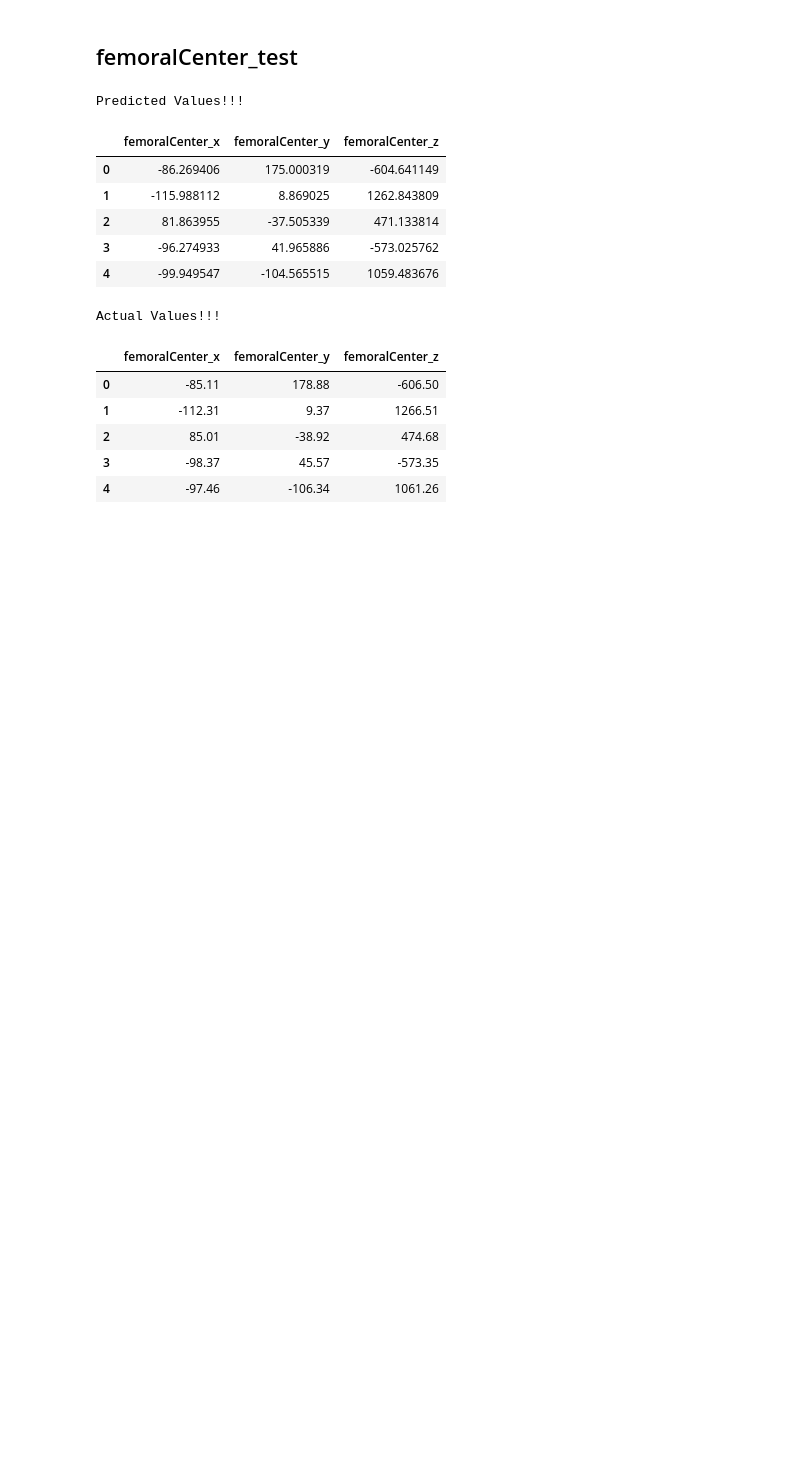
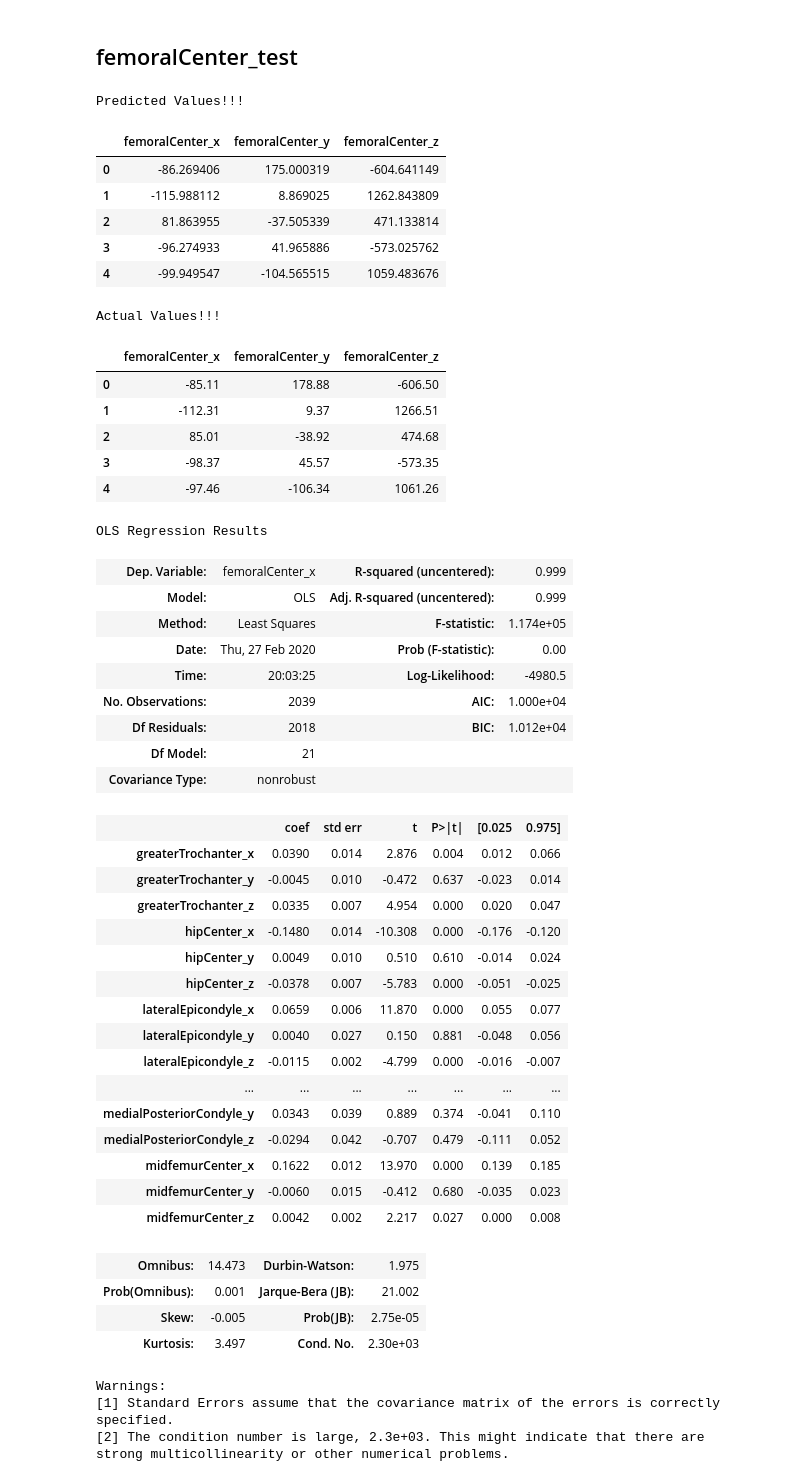
Before and after one commit to raminrafi/Regression-Model---Detection-of-Landmarks-on-Knee-Joints-Using-CSV-Data, a Jupyter notebook: notebooks/Regression-csv-femur.ipynb, the cells around one changed output. Drawn from its saved outputs; the diff is of its cells as text; code cells hidden in the pictures; blank space fills up the shorter version.

Commit message:
Regression model on 2044 patients

```diff
--- a/notebooks/Regression-csv-femur.ipynb
+++ b/notebooks/Regression-csv-femur.ipynb
@@ -251,6 +252,11 @@ lm_y_fc = linear_model.LinearRegression()
 model_y = lm_y_fc.fit(new_df_x,new_df_y["femoralCenter_y"])
 lm_z_fc = linear_model.LinearRegression()
 model_z = lm_z_fc.fit(new_df_x,new_df_y["femoralCenter_z"])
+# %%
+
+model1 = sm.OLS(new_df_y["femoralCenter_x"],new_df_x).fit()
+model2 = sm.OLS(new_df_y["femoralCenter_y"],new_df_x).fit()
+model3 = sm.OLS(new_df_y["femoralCenter_z"],new_df_x).fit()
 # %% [markdown]
 # Prediction testing
 # %%
@@ -515,3 +521,41 @@ Actual Values!!!
 | 2 | 85.01 | -38.92 | 474.68 |
 | 3 | -98.37 | 45.57 | -573.35 |
 | 4 | -97.46 | -106.34 | 1061.26 |
+# %%
+predictions1 = model1.predict(new_df_x)
+model1.summary()
+# %% [output]
+OLS Regression Results
+| Dep. Variable: | femoralCenter_x | R-squared (uncentered): | 0.999 |
+| Model: | OLS | Adj. R-squared (uncentered): | 0.999 |
+| Method: | Least Squares | F-statistic: | 1.174e+05 |
+| Date: | Thu, 27 Feb 2020 | Prob (F-statistic): | 0.00 |
+| Time: | 20:03:25 | Log-Likelihood: | -4980.5 |
+| No. Observations: | 2039 | AIC: | 1.000e+04 |
+| Df Residuals: | 2018 | BIC: | 1.012e+04 |
+| Df Model: | 21 |  |  |
+| Covariance Type: | nonrobust |  |  |
+|  | coef | std err | t | P>|t| | [0.025 | 0.975] |
+| greaterTrochanter_x | 0.0390 | 0.014 | 2.876 | 0.004 | 0.012 | 0.066 |
+| greaterTrochanter_y | -0.0045 | 0.010 | -0.472 | 0.637 | -0.023 | 0.014 |
+| greaterTrochanter_z | 0.0335 | 0.007 | 4.954 | 0.000 | 0.020 | 0.047 |
+| hipCenter_x | -0.1480 | 0.014 | -10.308 | 0.000 | -0.176 | -0.120 |
+| hipCenter_y | 0.0049 | 0.010 | 0.510 | 0.610 | -0.014 | 0.024 |
+| hipCenter_z | -0.0378 | 0.007 | -5.783 | 0.000 | -0.051 | -0.025 |
+| lateralEpicondyle_x | 0.0659 | 0.006 | 11.870 | 0.000 | 0.055 | 0.077 |
+| lateralEpicondyle_y | 0.0040 | 0.027 | 0.150 | 0.881 | -0.048 | 0.056 |
+| lateralEpicondyle_z | -0.0115 | 0.002 | -4.799 | 0.000 | -0.016 | -0.007 |
+| ... | ... | ... | ... | ... | ... | ... |
+| medialPosteriorCondyle_y | 0.0343 | 0.039 | 0.889 | 0.374 | -0.041 | 0.110 |
+| medialPosteriorCondyle_z | -0.0294 | 0.042 | -0.707 | 0.479 | -0.111 | 0.052 |
+| midfemurCenter_x | 0.1622 | 0.012 | 13.970 | 0.000 | 0.139 | 0.185 |
+| midfemurCenter_y | -0.0060 | 0.015 | -0.412 | 0.680 | -0.035 | 0.023 |
+| midfemurCenter_z | 0.0042 | 0.002 | 2.217 | 0.027 | 0.000 | 0.008 |
+| Omnibus: | 14.473 | Durbin-Watson: | 1.975 |
+| Prob(Omnibus): | 0.001 | Jarque-Bera (JB): | 21.002 |
+| Skew: | -0.005 | Prob(JB): | 2.75e-05 |
+| Kurtosis: | 3.497 | Cond. No. | 2.30e+03 |
+Warnings:
+[1] Standard Errors assume that the covariance matrix of the errors is correctly specified.
+[2] The condition number is large, 2.3e+03. This might indicate that there are
+strong multicollinearity or other numerical problems.
```
Also changed, not shown: parts of 4 cells of this notebook, 1 other file.
